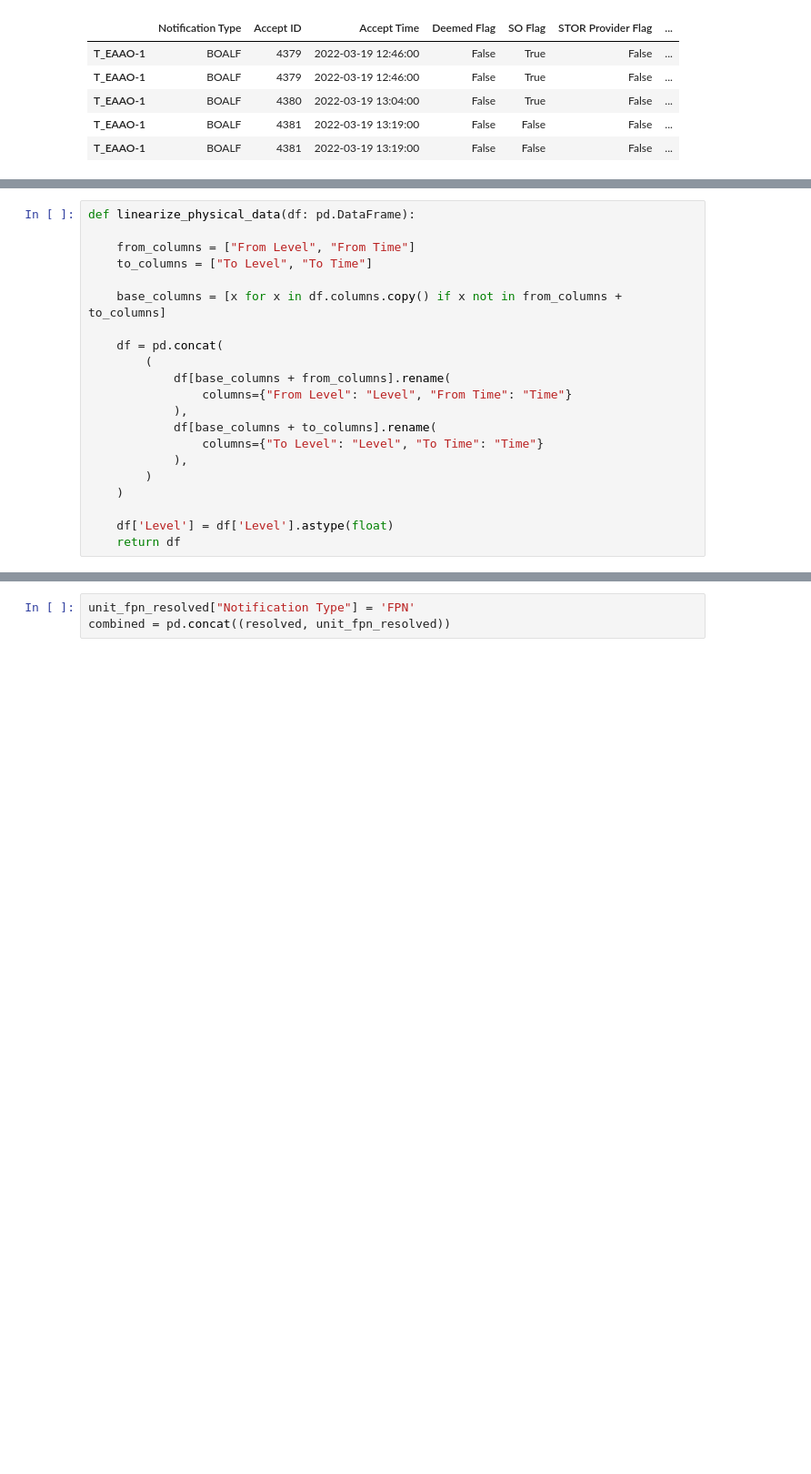
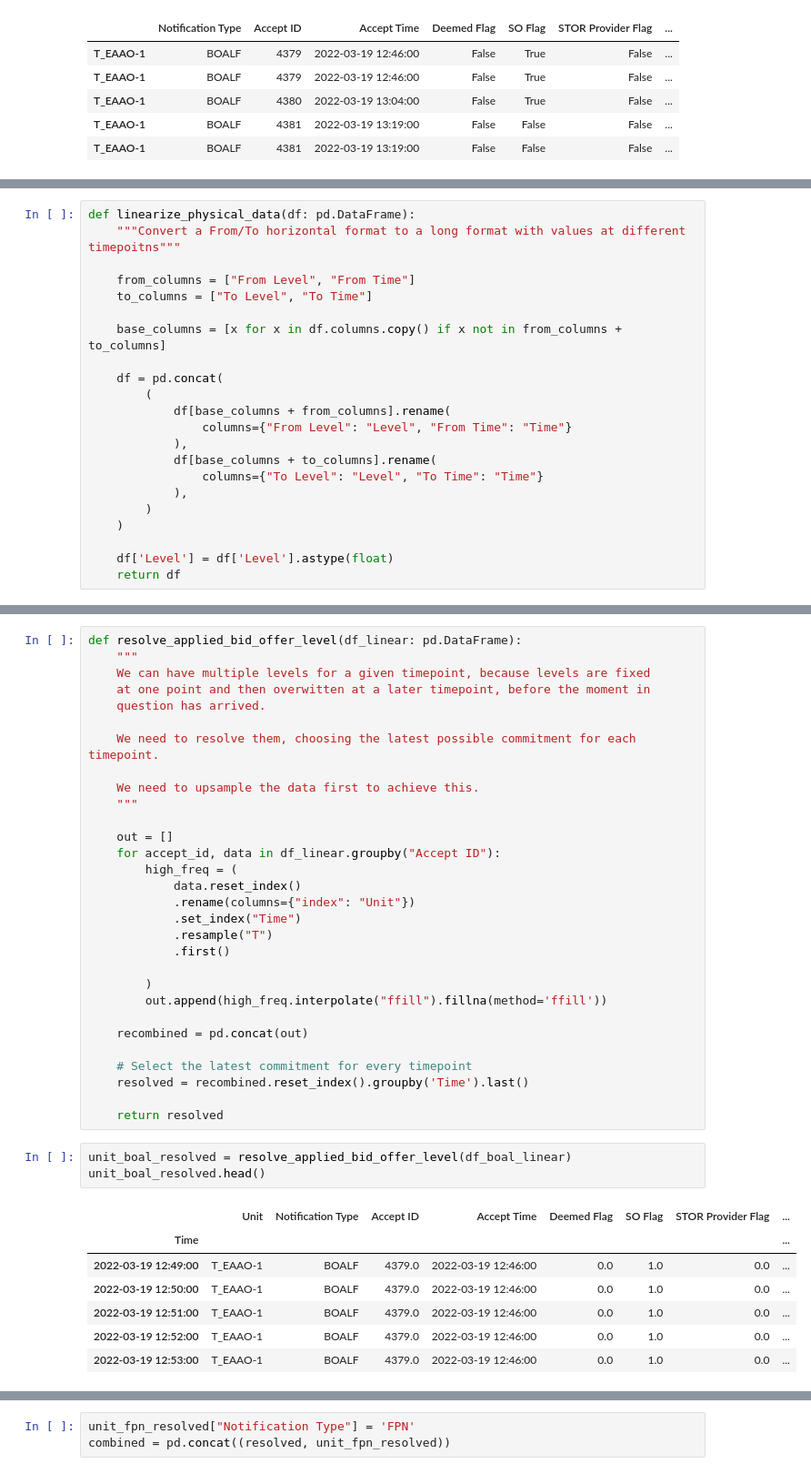
Before and after one commit to hackcollective/wind-curtailment, a Jupyter notebook: notebooks/bidoffer.ipynb, the cells around one changed output, grey strips where cells are left out. Shown at 91% size. Saved outputs shown, nothing was run; the diff lists cells and outputs as text; blank space fills up the shorter version.

Commit message:
Update curtailment with pointers

```diff
--- a/notebooks/bidoffer.ipynb
+++ b/notebooks/bidoffer.ipynb
@@ -139,5 +152,6 @@ This is a curtailed unit!
 # %%
 def linearize_physical_data(df: pd.DataFrame):
+    """Convert a From/To horizontal format to a long format with values at different timepoitns"""
 
     from_columns = ["From Level", "From Time"]
     to_columns = ["To Level", "To Time"]
@@ -215,0 +185,41 @@ resolved = recombined.reset_index().groupby('Time').last()
+# %%
+def resolve_applied_bid_offer_level(df_linear: pd.DataFrame):
+    """
+    We can have multiple levels for a given timepoint, because levels are fixed
+    at one point and then overwitten at a later timepoint, before the moment in
+    question has arrived.
+
+    We need to resolve them, choosing the latest possible commitment for each timepoint.
+
+    We need to upsample the data first to achieve this.
+    """
+
+    out = []
+    for accept_id, data in df_linear.groupby("Accept ID"):
+        high_freq = (
+            data.reset_index()
+            .rename(columns={"index": "Unit"})
+            .set_index("Time")
+            .resample("T")
+            .first()
+
+        )
+        out.append(high_freq.interpolate("ffill").fillna(method='ffill'))
+
+    recombined = pd.concat(out)
+
+    # Select the latest commitment for every timepoint
+    resolved = recombined.reset_index().groupby('Time').last()
+
+    return resolved
+# %%
+unit_boal_resolved = resolve_applied_bid_offer_level(df_boal_linear)
+unit_boal_resolved.head()
+# %% [output]
+|  | Unit | Notification Type | Accept ID | Accept Time | Deemed Flag | SO Flag | STOR Provider Flag | ... |
+| Time |  |  |  |  |  |  |  | ... |
+| 2022-03-19 12:49:00 | T_EAAO-1 | BOALF | 4379.0 | 2022-03-19 12:46:00 | 0.0 | 1.0 | 0.0 | ... |
+| 2022-03-19 12:50:00 | T_EAAO-1 | BOALF | 4379.0 | 2022-03-19 12:46:00 | 0.0 | 1.0 | 0.0 | ... |
+| 2022-03-19 12:51:00 | T_EAAO-1 | BOALF | 4379.0 | 2022-03-19 12:46:00 | 0.0 | 1.0 | 0.0 | ... |
+| 2022-03-19 12:52:00 | T_EAAO-1 | BOALF | 4379.0 | 2022-03-19 12:46:00 | 0.0 | 1.0 | 0.0 | ... |
+| 2022-03-19 12:53:00 | T_EAAO-1 | BOALF | 4379.0 | 2022-03-19 12:46:00 | 0.0 | 1.0 | 0.0 | ... |
```
Also changed, not shown: parts of 26 cells of this notebook.
